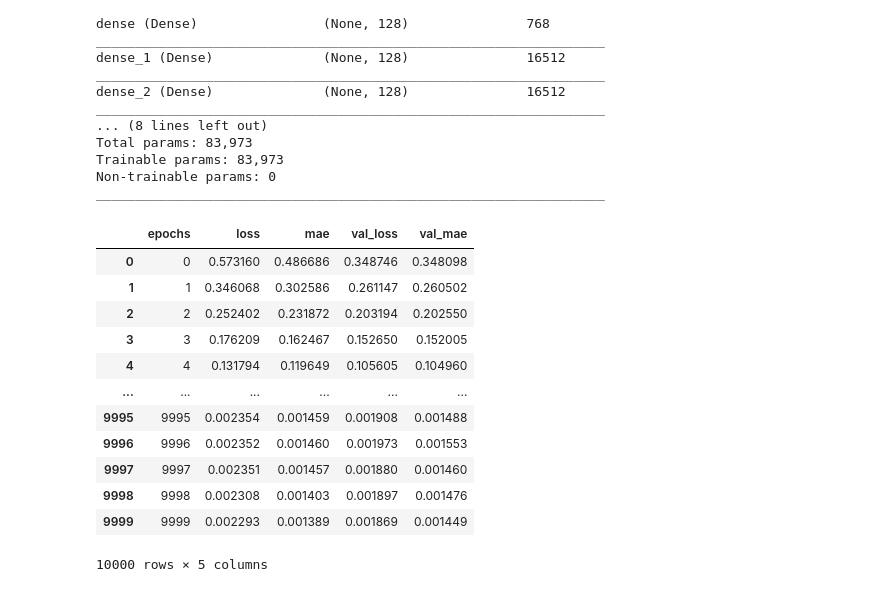
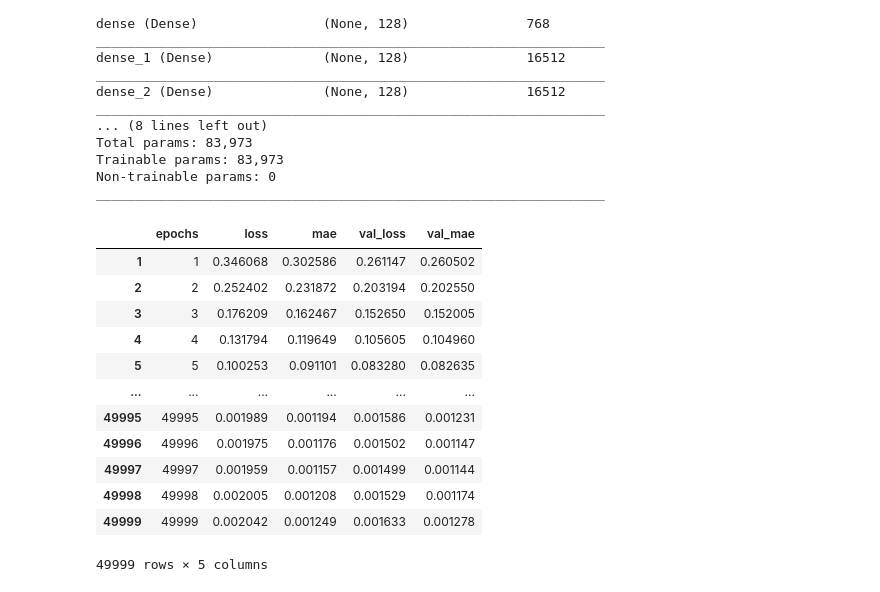
Before and after one commit to alexlyttle/hierarchically-modelling-dwarfs, a Jupyter notebook: training/plot_history.ipynb, the cells around one changed output. Saved outputs shown, nothing was run; the diff lists cells and outputs as text; code cells hidden in the pictures.

```diff
--- a/training/plot_history.ipynb
+++ b/training/plot_history.ipynb
@@ -26,21 +26,21 @@ Trainable params: 83,973
 Non-trainable params: 0
 _________________________________________________________________
 # %%
-network.history
+network.history.iloc[1:]
 # %% [output]
 |  | epochs | loss | mae | val_loss | val_mae |
-| 0 | 0 | 0.573160 | 0.486686 | 0.348746 | 0.348098 |
 | 1 | 1 | 0.346068 | 0.302586 | 0.261147 | 0.260502 |
 | 2 | 2 | 0.252402 | 0.231872 | 0.203194 | 0.202550 |
 | 3 | 3 | 0.176209 | 0.162467 | 0.152650 | 0.152005 |
 | 4 | 4 | 0.131794 | 0.119649 | 0.105605 | 0.104960 |
+| 5 | 5 | 0.100253 | 0.091101 | 0.083280 | 0.082635 |
 | ... | ... | ... | ... | ... | ... |
-| 9995 | 9995 | 0.002354 | 0.001459 | 0.001908 | 0.001488 |
-| 9996 | 9996 | 0.002352 | 0.001460 | 0.001973 | 0.001553 |
-| 9997 | 9997 | 0.002351 | 0.001457 | 0.001880 | 0.001460 |
-| 9998 | 9998 | 0.002308 | 0.001403 | 0.001897 | 0.001476 |
-| 9999 | 9999 | 0.002293 | 0.001389 | 0.001869 | 0.001449 |
+| 49995 | 49995 | 0.001989 | 0.001194 | 0.001586 | 0.001231 |
+| 49996 | 49996 | 0.001975 | 0.001176 | 0.001502 | 0.001147 |
+| 49997 | 49997 | 0.001959 | 0.001157 | 0.001499 | 0.001144 |
+| 49998 | 49998 | 0.002005 | 0.001208 | 0.001529 | 0.001174 |
+| 49999 | 49999 | 0.002042 | 0.001249 | 0.001633 | 0.001278 |
-10000 rows × 5 columns
+49999 rows × 5 columns
 # %%
 fig, ax = plt.subplots(figsize=(4.2, 3.), dpi=300)
 
```
Also changed, not shown: parts of 1 cell of this notebook, 2 other files.
